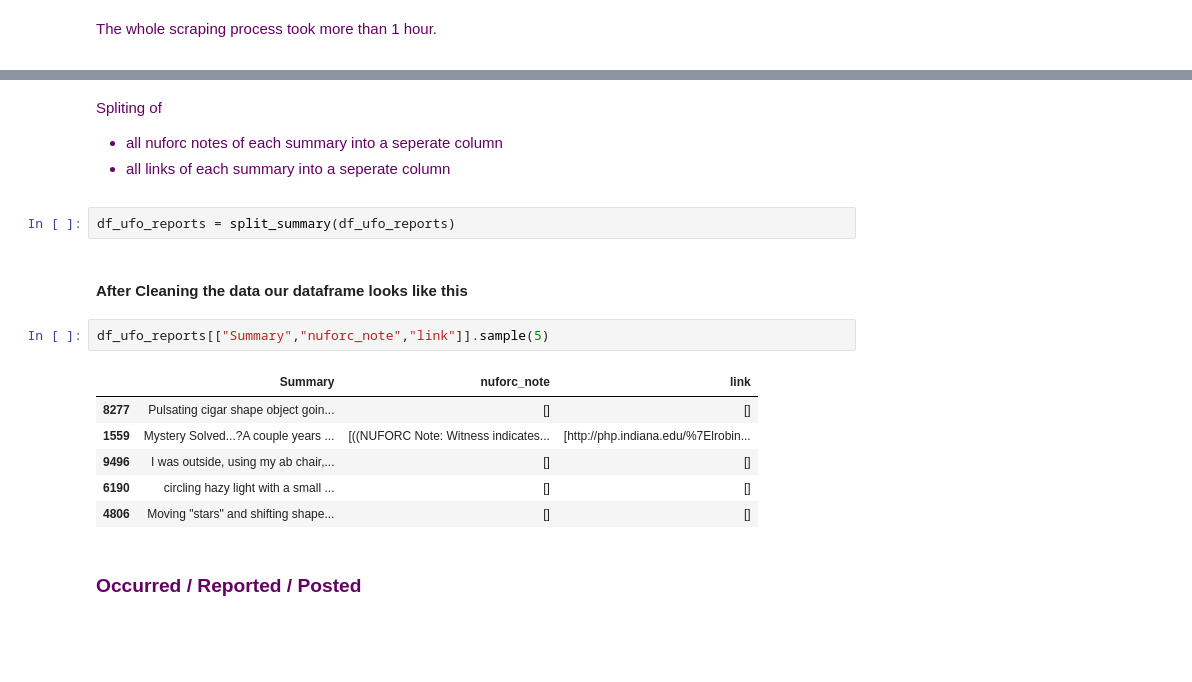
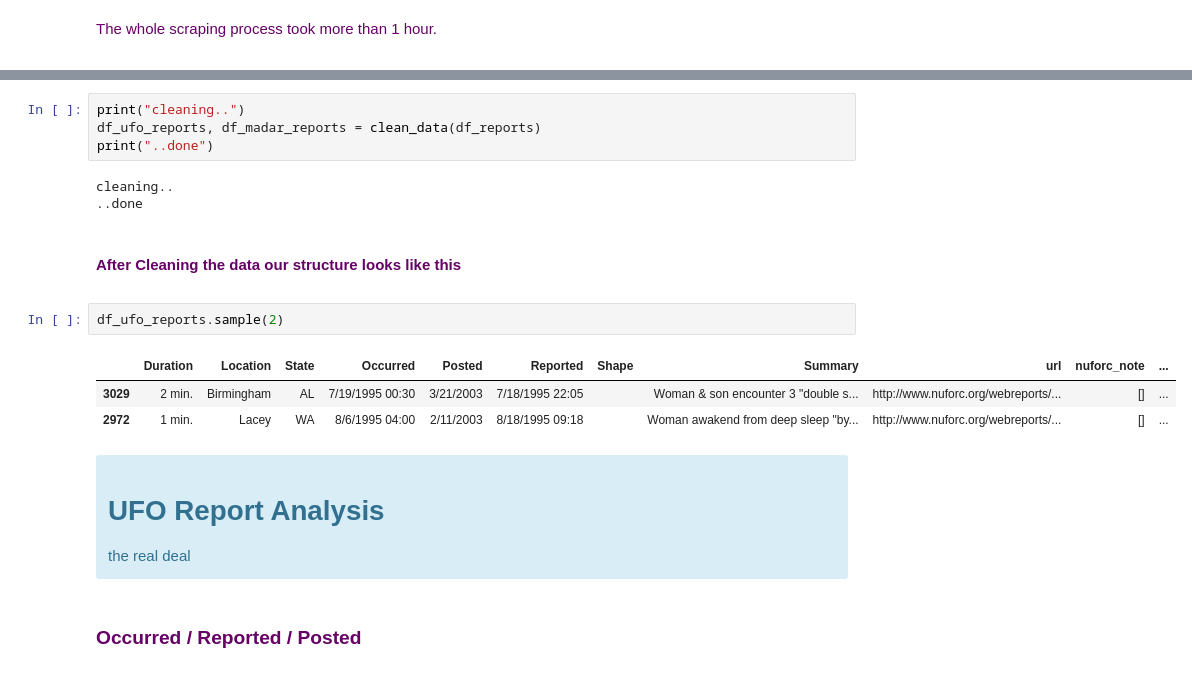
Before and after one commit to kiru/ada_project, a Jupyter notebook: UFO.ipynb, the cells around one changed output, grey strips where cells are left out. Cells and saved outputs as stored; diff of their text form; blank space fills up the shorter version.

```diff
--- a/UFO.ipynb
+++ b/UFO.ipynb
@@ -169,22 +137,25 @@ See the caveats in the documentation: http://pandas.pydata.org/pandas-docs/stabl
-# %% [markdown]
-<font color='#660066'>
-
-Spliting of
-- all nuforc notes of each summary into a seperate column
-- all links of each summary into a seperate column
-# %%
-df_ufo_reports = split_summary(df_ufo_reports)
+# %%
+print("cleaning..")
+df_ufo_reports, df_madar_reports = clean_data(df_reports)
+print("..done")
+# %% [output]
+cleaning..
+..done
 # %% [markdown]
-#### After Cleaning the data our dataframe looks like this
+<font color='#660066'>
+
+#### After Cleaning the data our structure looks like this
-# %%
-df_ufo_reports[["Summary","nuforc_note","link"]].sample(5)
-# %% [output]
-|  | Summary | nuforc_note | link |
-| 8277 | Pulsating cigar shape object goin... | [] | [] |
-| 1559 | Mystery Solved...?A couple years ... | [((NUFORC Note: Witness indicates... | [http://php.indiana.edu/%7Elrobin... |
-| 9496 | I was outside, using my ab chair,... | [] | [] |
-| 6190 | circling hazy light with a small ... | [] | [] |
-| 4806 | Moving "stars" and shifting shape... | [] | [] |
+# %%
+df_ufo_reports.sample(2)
+# %% [output]
+|  | Duration | Location | State | Occurred | Posted | Reported | Shape | Summary | url | nuforc_note | ... |
+| 3029 | 2 min. | Birmingham | AL | 7/19/1995 00:30 | 3/21/2003 | 7/18/1995 22:05 |  | Woman & son encounter 3 "double s... | http://www.nuforc.org/webreports/... | [] | ... |
+| 2972 | 1 min. | Lacey | WA | 8/6/1995 04:00 | 2/11/2003 | 8/18/1995 09:18 |  | Woman awakend from deep sleep "by... | http://www.nuforc.org/webreports/... | [] | ... |
+# %% [markdown]
+<div class="alert alert-info">
+   <h1> UFO Report Analysis</h1>
+   the real deal
+</div>
 # %% [markdown]
 <font color='#660066'>
 
```
Also changed, not shown: parts of 48 cells of this notebook, 4 other files.
